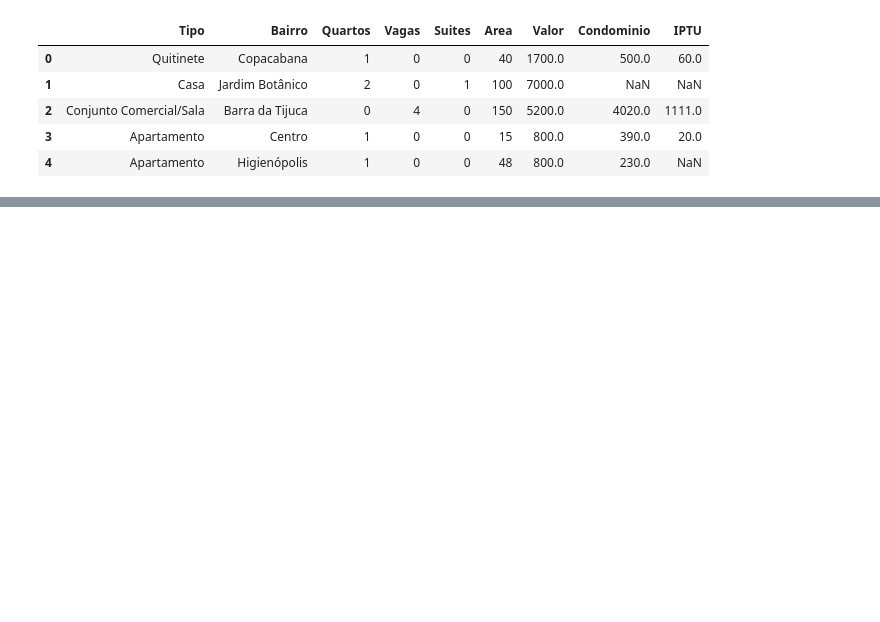
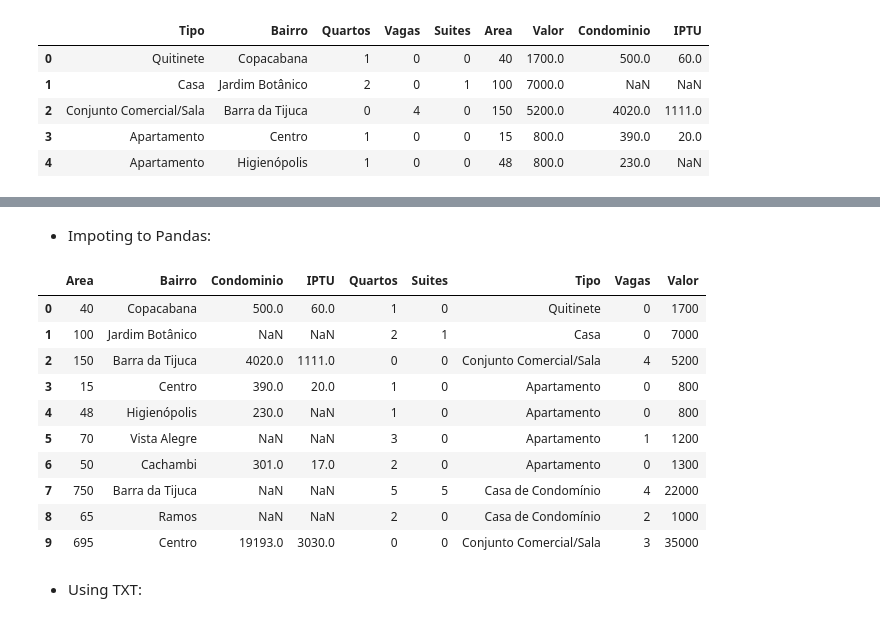
Before and after one commit to JuniorGunner/DataScience, a Jupyter notebook: Pandas/Pandas_Class01.ipynb, the cells around one changed output, grey strips where cells are left out. Cells and saved outputs as stored; diff of their text form; code cells hidden in the pictures; blank space fills up the shorter version.

```diff
--- a/Pandas/Pandas_Class01.ipynb
+++ b/Pandas/Pandas_Class01.ipynb
@@ -14,0 +100,19 @@ dados.head()
+# %% [markdown]
+* Impoting to Pandas:
+# %%
+df_json = pd.read_json("aluguel.json")
+df_json
+# %% [output]
+|  | Area | Bairro | Condominio | IPTU | Quartos | Suites | Tipo | Vagas | Valor |
+| 0 | 40 | Copacabana | 500.0 | 60.0 | 1 | 0 | Quitinete | 0 | 1700 |
+| 1 | 100 | Jardim Botânico | NaN | NaN | 2 | 1 | Casa | 0 | 7000 |
+| 2 | 150 | Barra da Tijuca | 4020.0 | 1111.0 | 0 | 0 | Conjunto Comercial/Sala | 4 | 5200 |
+| 3 | 15 | Centro | 390.0 | 20.0 | 1 | 0 | Apartamento | 0 | 800 |
+| 4 | 48 | Higienópolis | 230.0 | NaN | 1 | 0 | Apartamento | 0 | 800 |
+| 5 | 70 | Vista Alegre | NaN | NaN | 3 | 0 | Apartamento | 1 | 1200 |
+| 6 | 50 | Cachambi | 301.0 | 17.0 | 2 | 0 | Apartamento | 0 | 1300 |
+| 7 | 750 | Barra da Tijuca | NaN | NaN | 5 | 5 | Casa de Condomínio | 4 | 22000 |
+| 8 | 65 | Ramos | NaN | NaN | 2 | 0 | Casa de Condomínio | 2 | 1000 |
+| 9 | 695 | Centro | 19193.0 | 3030.0 | 0 | 0 | Conjunto Comercial/Sala | 3 | 35000 |
+# %% [markdown]
+* Using TXT:
```
Also changed, not shown: parts of 23 cells of this notebook.
